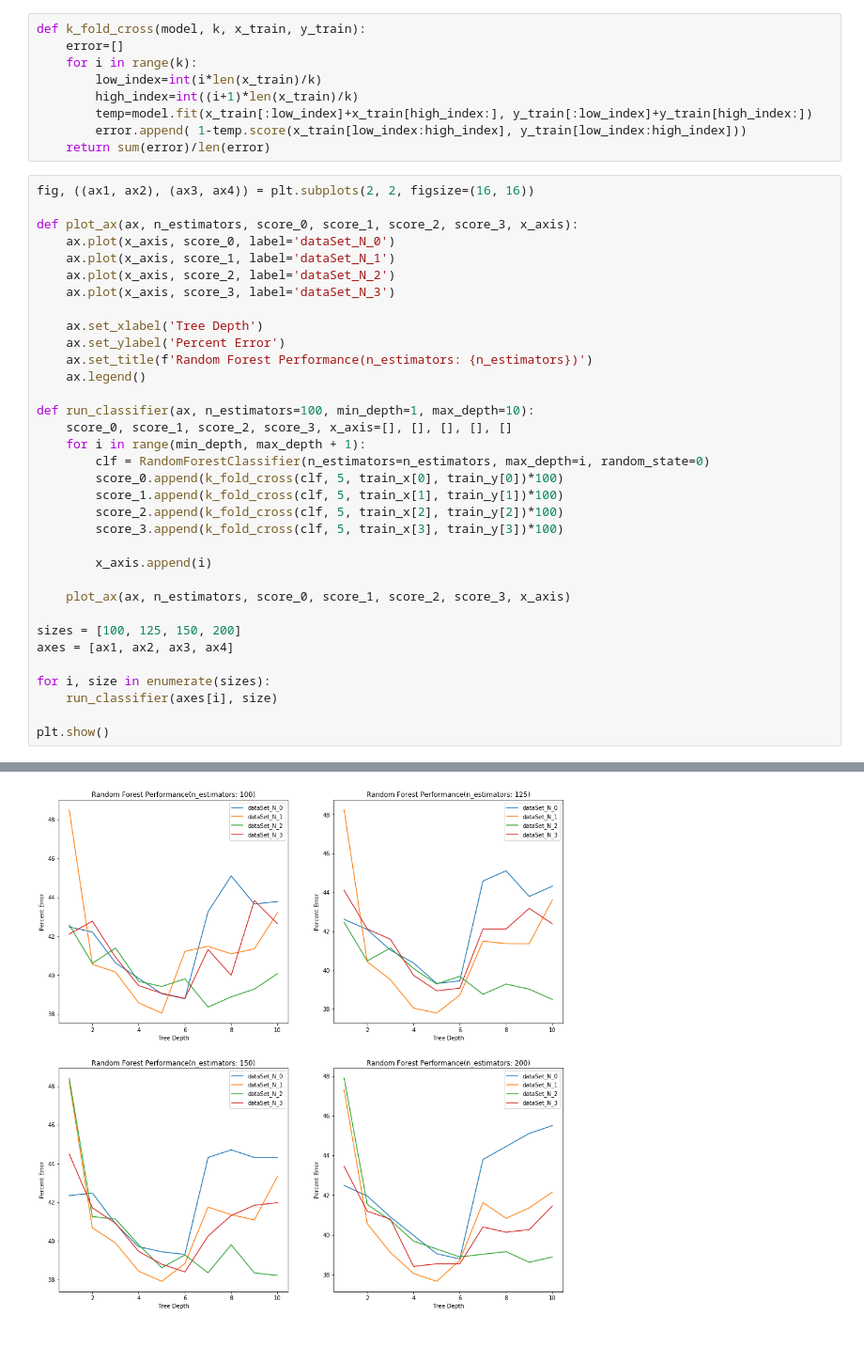
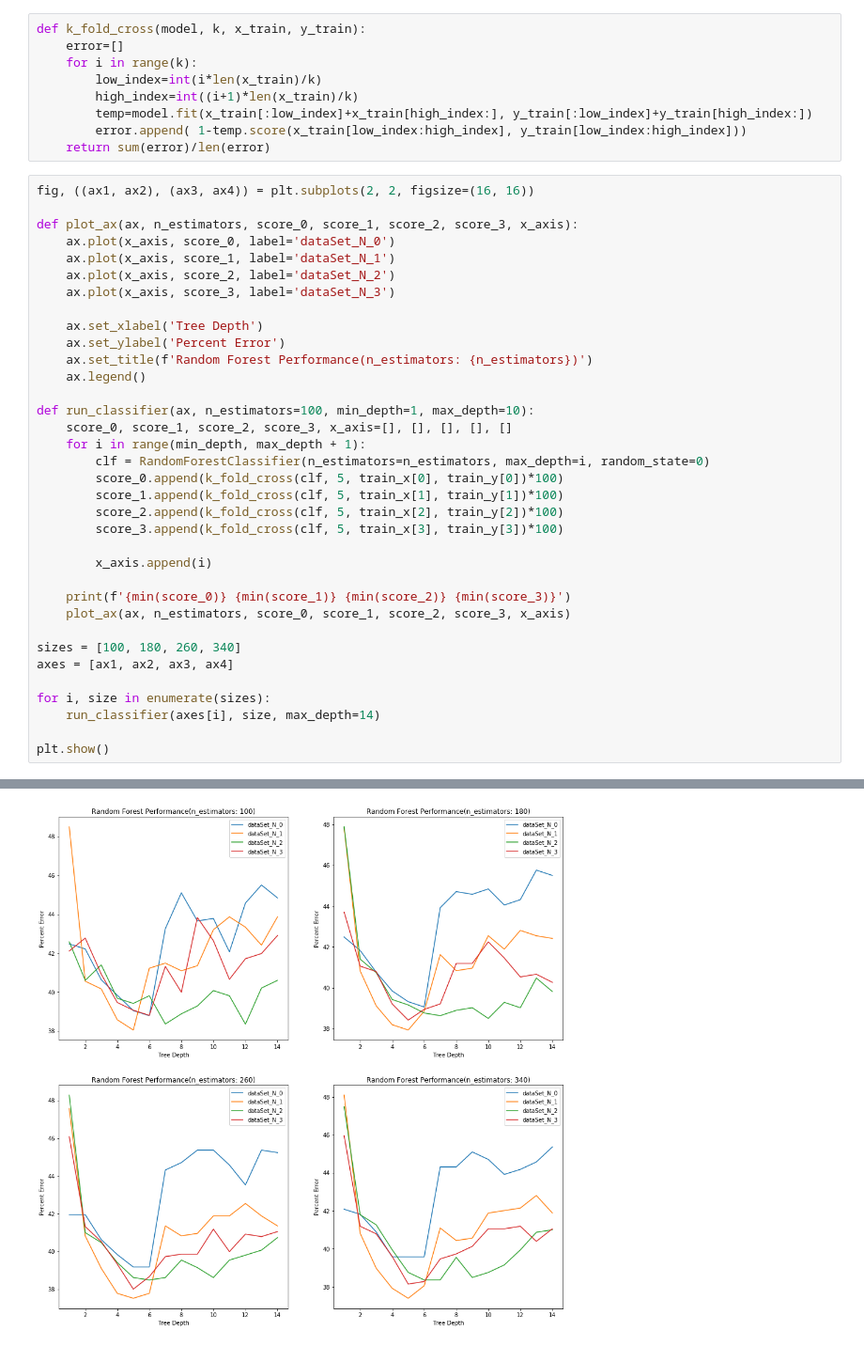
Before and after one commit to rowanbk/SENG474_Avalanche_Project, a Jupyter notebook: random_forests.ipynb, the cells around one changed output, grey strips where cells are left out. Shown at 94% size. Cells and saved outputs as stored; diff of their text form.

```diff
--- a/random_forests.ipynb
+++ b/random_forests.ipynb
@@ -52,13 +52,14 @@ def run_classifier(ax, n_estimators=100, min_depth=1, max_depth=10):
 
         x_axis.append(i)
 
+    print(f'{min(score_0)} {min(score_1)} {min(score_2)} {min(score_3)}')
     plot_ax(ax, n_estimators, score_0, score_1, score_2, score_3, x_axis)
 
-sizes = [100, 125, 150, 200]
+sizes = [100, 180, 260, 340]
 axes = [ax1, ax2, ax3, ax4]
 
 for i, size in enumerate(sizes):
-    run_classifier(axes[i], size)
+    run_classifier(axes[i], size, max_depth=14)
 
 plt.show()
 # %% [output]
@@ -82 +70 @@ plt.show()
-[figure, old version]
+[figure, new version]
```
Also changed, not shown: parts of 3 cells of this notebook.
